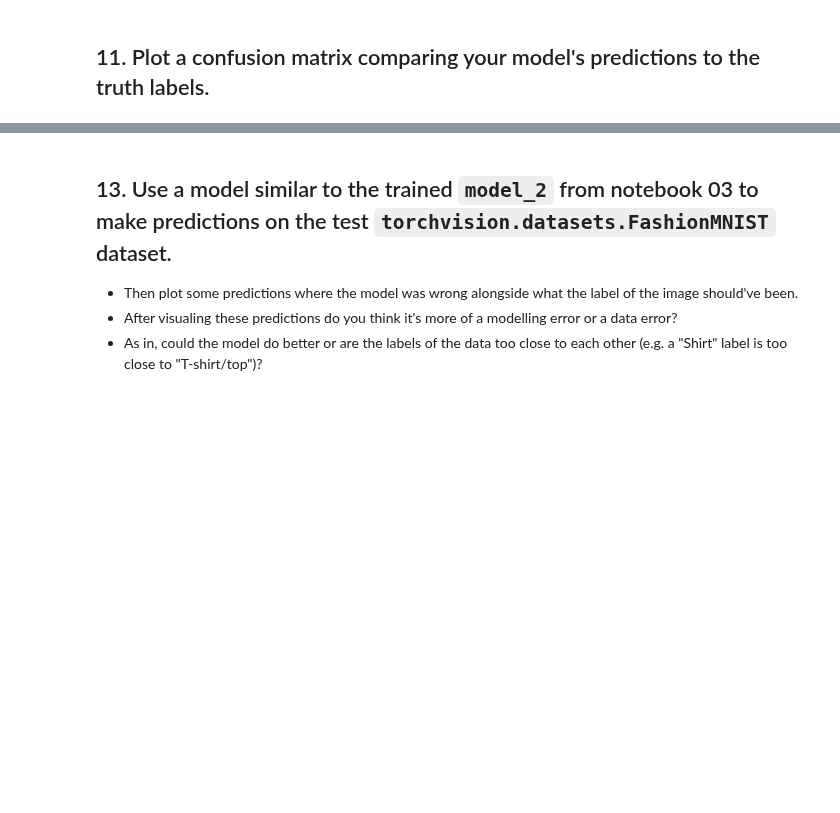
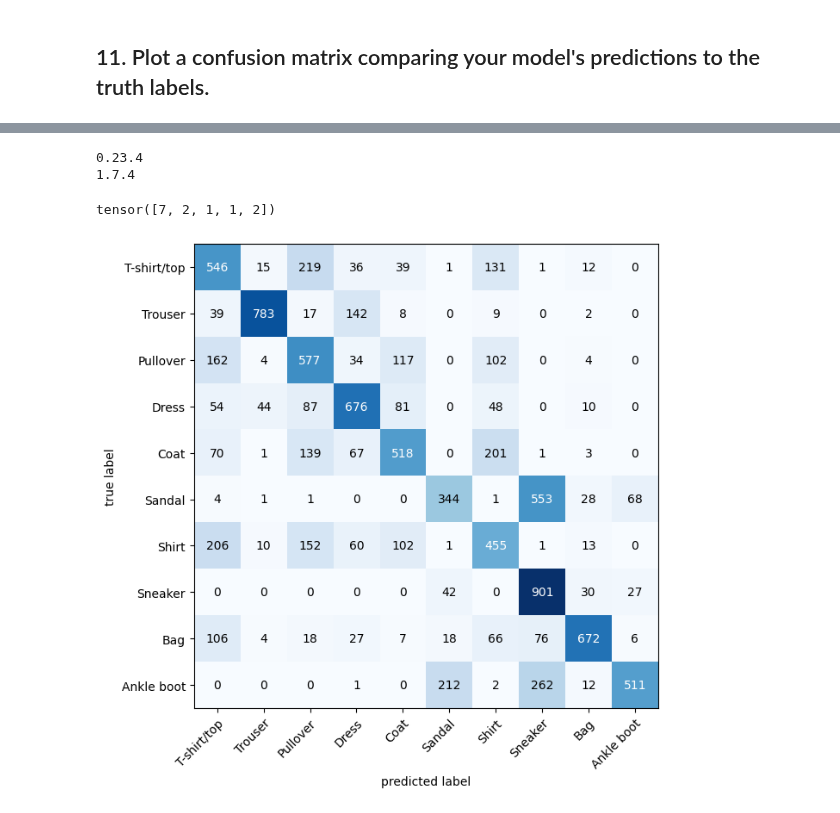
Before and after one commit to mchojna/pytorch-course, a Jupyter notebook: 03_pytorch_computer_vision_exercises.ipynb, the cells around one changed output, grey strips where cells are left out. Cells and saved outputs as stored; diff of their text form; code cells hidden in the pictures; blank space fills up the shorter version.

```diff
--- a/03_pytorch_computer_vision_exercises.ipynb
+++ b/03_pytorch_computer_vision_exercises.ipynb
@@ -96,3 +136,7 @@ BATCH_SIZE=32
+# %%
+# Ensure all data is float32
+train_data.data = train_data.data.to(torch.float32)
+test_data.data = test_data.data.to(torch.float32)
 # %%
 from torch.utils.data import DataLoader
 
@@ -509,6 +715,53 @@ Epoch: 2
-# %% [markdown]
-## 13. Use a model similar to the trained `model_2` from notebook 03 to make predictions on the test `torchvision.datasets.FashionMNIST` dataset.
-
-- Then plot some predictions where the model was wrong alongside what the label of the image should've been.
-- After visualing these predictions do you think it's more of a modelling error or a data error?
-- As in, could the model do better or are the labels of the data too close to each other (e.g. a "Shirt" label is too close to "T-shirt/top")?
+# %%
+from mlxtend.plotting import plot_confusion_matrix
+import mlxtend
+print(mlxtend.__version__)
+
+from torchmetrics import ConfusionMatrix
+import torchmetrics
+print(torchmetrics.__version__)
+# %% [output]
+0.23.4
+1.7.4
+# %%
+device = "mps"
+
+# 1. Make predictions with trained model
+y_preds = []
+model_mps.eval()
+with torch.inference_mode():
+    for X, y in tqdm(test_dataloader, desc="Making predictions..."):
+        # Send the data and targets to target device
+        X, y = X.to(device), y.to(device)
+
+        # Do the forward pass
+        y_logits = model_mps(X)
+
+        # Turn predictions from logits -> prediction probabilites -> prediction labels
+        y_pred = torch.softmax(y_logits.squeeze(), dim=0).argmax(dim=1)
+
+        # Put prediction on CPU for evaluation
+        y_preds.append(y_pred.cpu())
+
+# Concatenate list of predictions into a tensor
+# print(y_preds[:5])
+y_pred_tensor = torch.cat(y_preds)
+print(y_pred_tensor[:5])
+# %% [output]
+tensor([7, 2, 1, 1, 2])
+# %%
+# 2. Setup confusion instance and compare predictions to targets
+confmat = ConfusionMatrix(num_classes=len(labels), task="multiclass", )
+confmat_tensor = confmat(
+    preds=y_pred_tensor,
+    target=test_data.targets
+)
+# %%
+# 3. Plot the confusion matrix
+fig, ax = plot_confusion_matrix(
+    conf_mat=confmat_tensor.numpy(), # matplotlib likes working with numpy
+    class_names=labels,
+    figsize=(10, 7)
+)
+# %% [output]
+[figure, added]
```
Also changed, not shown: parts of 36 cells of this notebook, 1 other file.
